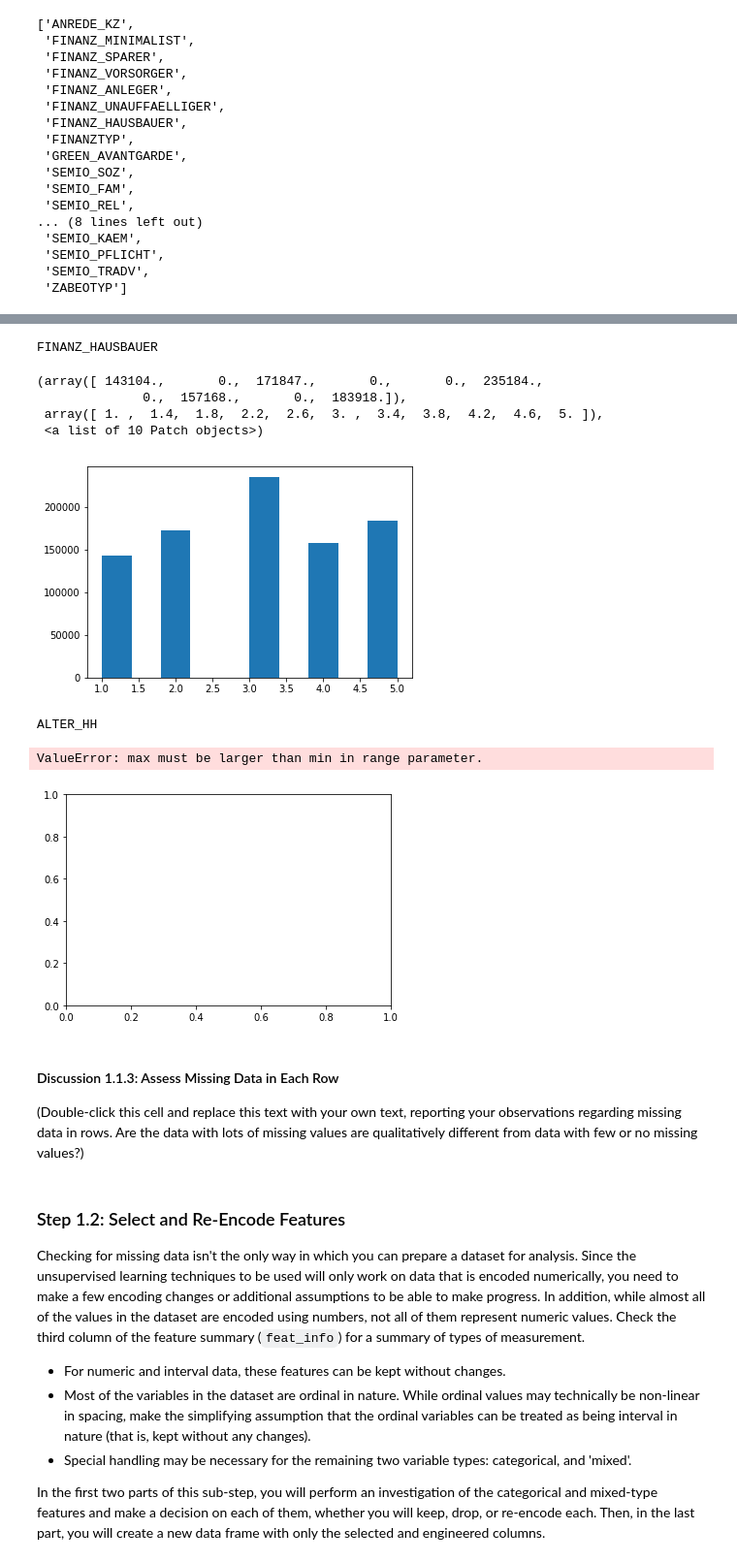
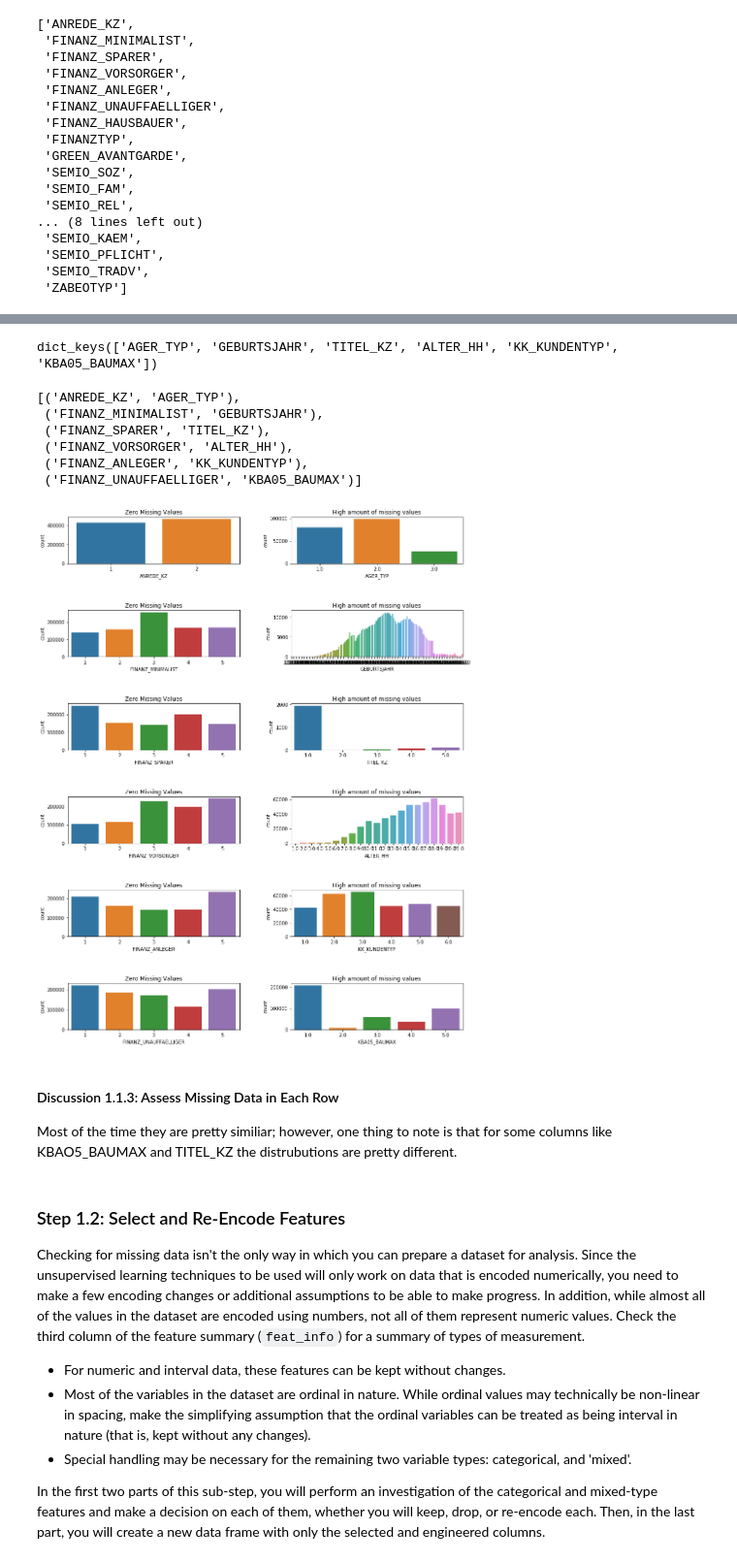
Before and after one commit to SarthakJaingit/AravatoGermanyCustomerSegments, a Jupyter notebook: Identify_Customer_Segments.ipynb, the cells around one changed output, grey strips where cells are left out. Shown: that part at 97% size. Saved outputs shown, nothing was run; the diff lists cells and outputs as text; code cells hidden in the pictures.

```diff
--- a/Identify_Customer_Segments.ipynb
+++ b/Identify_Customer_Segments.ipynb
@@ -282,8 +281,8 @@ len(row_outlier)
 # %%
 # Compare the distribution of values for at least five columns where there are
 # no or few missing values, between the two subsets.
-compare_cols = [value for value in the_rest if the_rest.get(value) == 0]
-compare_cols
+many_values_col = [value for value in the_rest if the_rest.get(value) == 0]
+many_values_col
 # %% [output]
 ['ANREDE_KZ',
  'FINANZ_MINIMALIST',
@@ -335,24 +304,31 @@ FINANZ_MINIMALIST
-# %%
-print("FINANZ_HAUSBAUER")
-plt.hist(condensed_azdias["FINANZ_HAUSBAUER"])
-# %% [output]
-FINANZ_HAUSBAUER
-(array([ 143104.,       0.,  171847.,       0.,       0.,  235184.,
-              0.,  157168.,       0.,  183918.]),
- array([ 1. ,  1.4,  1.8,  2.2,  2.6,  3. ,  3.4,  3.8,  4.2,  4.6,  5. ]),
- <a list of 10 Patch objects>)
-[figure, removed]
-# %%
-print("ALTER_HH")
-plt.hist(na_azdias["ALTER_HH"])
-# %% [output]
-ALTER_HH
-ValueError: max must be larger than min in range parameter.
-[figure, removed]
-# %% [markdown]
-#### Discussion 1.1.3: Assess Missing Data in Each Row
-
-(Double-click this cell and replace this text with your own text, reporting your observations regarding missing data in rows. Are the data with lots of missing values are qualitatively different from data with few or no missing values?)
+# %%
+outliers
+# %% [output]
+dict_keys(['AGER_TYP', 'GEBURTSJAHR', 'TITEL_KZ', 'ALTER_HH', 'KK_KUNDENTYP', 'KBA05_BAUMAX'])
+# %%
+compare_columns = list(zip(many_values_col, outliers))
+compare_columns
+# %% [output]
+[('ANREDE_KZ', 'AGER_TYP'),
+ ('FINANZ_MINIMALIST', 'GEBURTSJAHR'),
+ ('FINANZ_SPARER', 'TITEL_KZ'),
+ ('FINANZ_VORSORGER', 'ALTER_HH'),
+ ('FINANZ_ANLEGER', 'KK_KUNDENTYP'),
+ ('FINANZ_UNAUFFAELLIGER', 'KBA05_BAUMAX')]
+# %%
+figure, axs = plt.subplots(nrows=(len(compare_columns)), ncols=2, figsize = (15,20))
+figure.subplots_adjust(hspace = 1, wspace=.3)
+for row in range(len(compare_columns)):
+    sns.countplot(condensed_azdias[compare_columns[row][0]], ax=axs[row][0])
+    axs[row][0].set_title('Zero Missing Values')
+    sns.countplot(na_azdias[compare_columns[row][1]].dropna(), ax=axs[row][1])
+    axs[row][1].set_title('High amount of missing values')
+# %% [output]
+[figure, added]
+# %% [markdown]
+#### Discussion 1.1.3: Assess Missing Data in Each Row
+
+Most of the time they are pretty similiar; however, one thing to note is that for some columns like KBAO5_BAUMAX and TITEL_KZ the distrubutions are pretty different.
 # %% [markdown]
 ### Step 1.2: Select and Re-Encode Features
 
```
Also changed, not shown: parts of 25 cells of this notebook.
